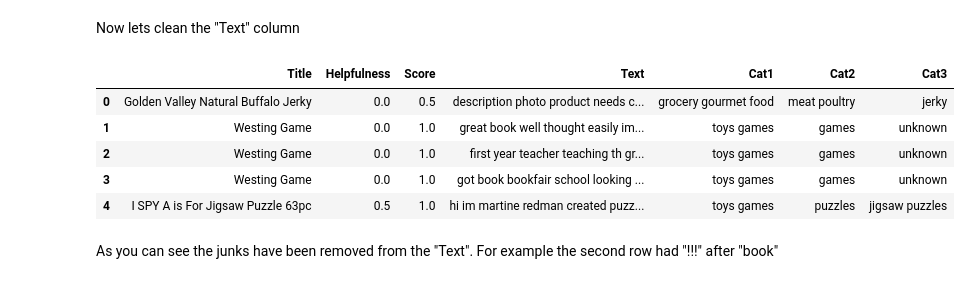
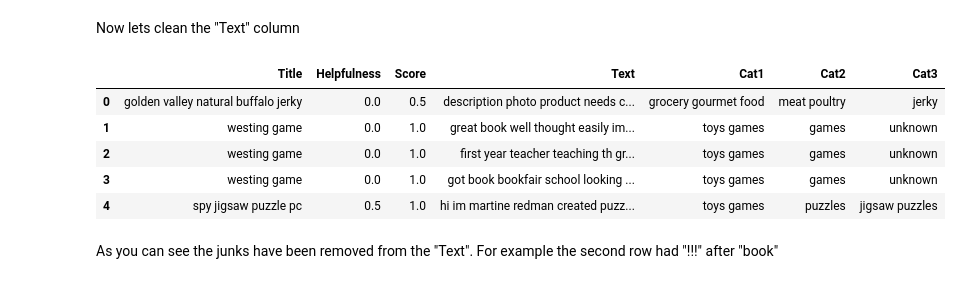
Before and after one commit to MHosseinHashemi/HTC-using-LGBM, a Jupyter notebook: Final_Project.ipynb, the cells around one changed output. Cells and saved outputs as stored; diff of their text form; code cells hidden in the pictures.

```diff
--- a/Final_Project.ipynb
+++ b/Final_Project.ipynb
@@ -406,14 +406,15 @@ def clean_text(text):
     return text
 # %%
 new_df['Text'] = new_df['Text'].apply(clean_text)
+new_df['Title'] = new_df['Title'].apply(clean_text)
 new_df.head()
 # %% [output]
 |  | Title | Helpfulness | Score | Text | Cat1 | Cat2 | Cat3 |
-| 0 | Golden Valley Natural Buffalo Jerky | 0.0 | 0.5 | description photo product needs c... | grocery gourmet food | meat poultry | jerky |
-| 1 | Westing Game | 0.0 | 1.0 | great book well thought easily im... | toys games | games | unknown |
-| 2 | Westing Game | 0.0 | 1.0 | first year teacher teaching th gr... | toys games | games | unknown |
-| 3 | Westing Game | 0.0 | 1.0 | got book bookfair school looking ... | toys games | games | unknown |
-| 4 | I SPY A is For Jigsaw Puzzle 63pc | 0.5 | 1.0 | hi im martine redman created puzz... | toys games | puzzles | jigsaw puzzles |
+| 0 | golden valley natural buffalo jerky | 0.0 | 0.5 | description photo product needs c... | grocery gourmet food | meat poultry | jerky |
+| 1 | westing game | 0.0 | 1.0 | great book well thought easily im... | toys games | games | unknown |
+| 2 | westing game | 0.0 | 1.0 | first year teacher teaching th gr... | toys games | games | unknown |
+| 3 | westing game | 0.0 | 1.0 | got book bookfair school looking ... | toys games | games | unknown |
+| 4 | spy jigsaw puzzle pc | 0.5 | 1.0 | hi im martine redman created puzz... | toys games | puzzles | jigsaw puzzles |
 # %% [markdown]
 As you can see the junks have been removed from the "Text". For example the second row had "!!!" after "book"
 # %% [markdown]
```
Also changed, not shown: parts of 40 cells of this notebook.
